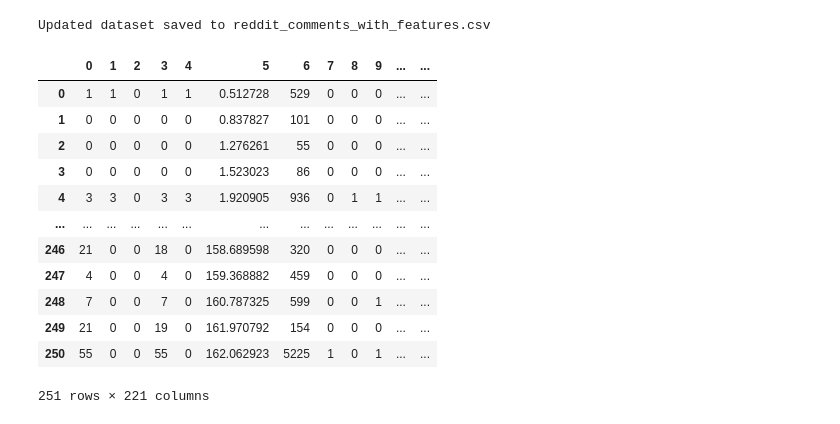
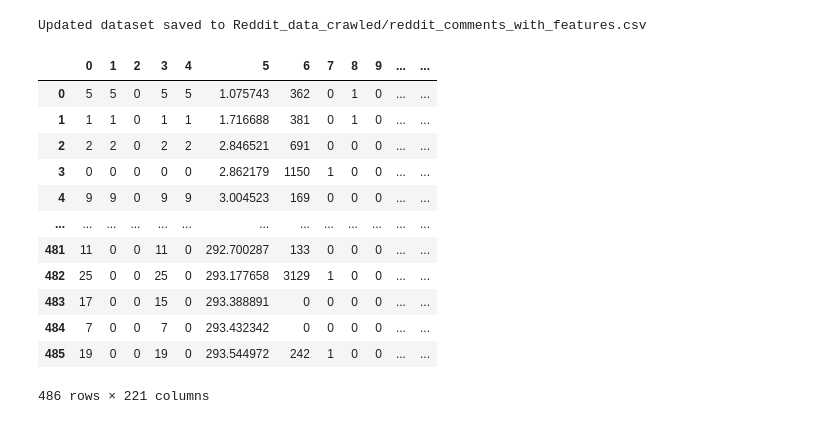
Before and after one commit to TNguyen1228/Comments_Prediction_Data_Mining, a Jupyter notebook: crawl/reddit-crawler.ipynb, the cells around one changed output. Saved outputs shown, nothing was run; the diff lists cells and outputs as text; code cells hidden in the pictures.

```diff
--- a/crawl/reddit-crawler.ipynb
+++ b/crawl/reddit-crawler.ipynb
@@ -168,27 +171,27 @@ df_part2 = df.iloc[:, insertion_index:]
 updated_df = pd.concat([df_part1, binary_features_df, df_part2], axis=1)
 
 # Save the updated dataset to a new CSV file
-output_file_path = 'reddit_comments_with_features.csv'
+output_file_path = 'Reddit_data_crawled/reddit_comments_with_features.csv'
 updated_df.to_csv(output_file_path, index=False,header=False)
 
 print(f"Updated dataset saved to {output_file_path}")
 # %% [output]
-Updated dataset saved to reddit_comments_with_features.csv
+Updated dataset saved to Reddit_data_crawled/reddit_comments_with_features.csv
 # %%
-file_path = 'reddit_comments_with_features.csv'
+file_path = 'Reddit_data_crawled/reddit_comments_with_features.csv'
 df = pd.read_csv(file_path,header=None)
 df
 # %% [output]
 |  | 0 | 1 | 2 | 3 | 4 | 5 | 6 | 7 | 8 | 9 | ... | ... |
-| 0 | 1 | 1 | 0 | 1 | 1 | 0.512728 | 529 | 0 | 0 | 0 | ... | ... |
-| 1 | 0 | 0 | 0 | 0 | 0 | 0.837827 | 101 | 0 | 0 | 0 | ... | ... |
-| 2 | 0 | 0 | 0 | 0 | 0 | 1.276261 | 55 | 0 | 0 | 0 | ... | ... |
-| 3 | 0 | 0 | 0 | 0 | 0 | 1.523023 | 86 | 0 | 0 | 0 | ... | ... |
-| 4 | 3 | 3 | 0 | 3 | 3 | 1.920905 | 936 | 0 | 1 | 1 | ... | ... |
+| 0 | 5 | 5 | 0 | 5 | 5 | 1.075743 | 362 | 0 | 1 | 0 | ... | ... |
+| 1 | 1 | 1 | 0 | 1 | 1 | 1.716688 | 381 | 0 | 1 | 0 | ... | ... |
+| 2 | 2 | 2 | 0 | 2 | 2 | 2.846521 | 691 | 0 | 0 | 0 | ... | ... |
+| 3 | 0 | 0 | 0 | 0 | 0 | 2.862179 | 1150 | 1 | 0 | 0 | ... | ... |
+| 4 | 9 | 9 | 0 | 9 | 9 | 3.004523 | 169 | 0 | 0 | 0 | ... | ... |
 | ... | ... | ... | ... | ... | ... | ... | ... | ... | ... | ... | ... | ... |
-| 246 | 21 | 0 | 0 | 18 | 0 | 158.689598 | 320 | 0 | 0 | 0 | ... | ... |
-| 247 | 4 | 0 | 0 | 4 | 0 | 159.368882 | 459 | 0 | 0 | 0 | ... | ... |
-| 248 | 7 | 0 | 0 | 7 | 0 | 160.787325 | 599 | 0 | 0 | 1 | ... | ... |
-| 249 | 21 | 0 | 0 | 19 | 0 | 161.970792 | 154 | 0 | 0 | 0 | ... | ... |
-| 250 | 55 | 0 | 0 | 55 | 0 | 162.062923 | 5225 | 1 | 0 | 1 | ... | ... |
+| 481 | 11 | 0 | 0 | 11 | 0 | 292.700287 | 133 | 0 | 0 | 0 | ... | ... |
+| 482 | 25 | 0 | 0 | 25 | 0 | 293.177658 | 3129 | 1 | 0 | 0 | ... | ... |
+| 483 | 17 | 0 | 0 | 15 | 0 | 293.388891 | 0 | 0 | 0 | 0 | ... | ... |
+| 484 | 7 | 0 | 0 | 7 | 0 | 293.432342 | 0 | 0 | 0 | 0 | ... | ... |
+| 485 | 19 | 0 | 0 | 19 | 0 | 293.544972 | 242 | 1 | 0 | 0 | ... | ... |
-251 rows × 221 columns
+486 rows × 221 columns
```
Also changed, not shown: parts of 5 cells of this notebook, 8 other files.
